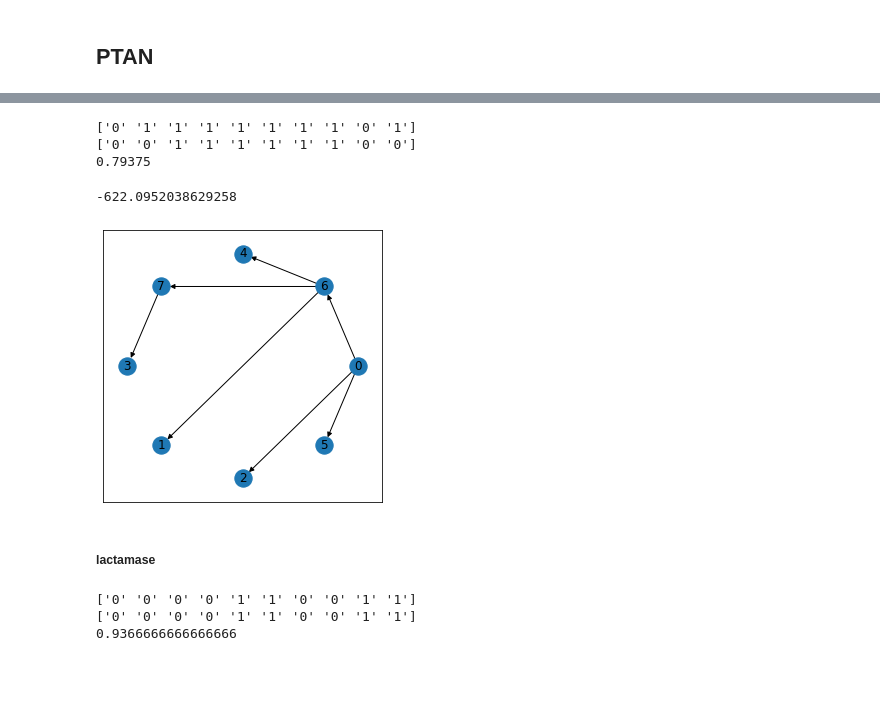
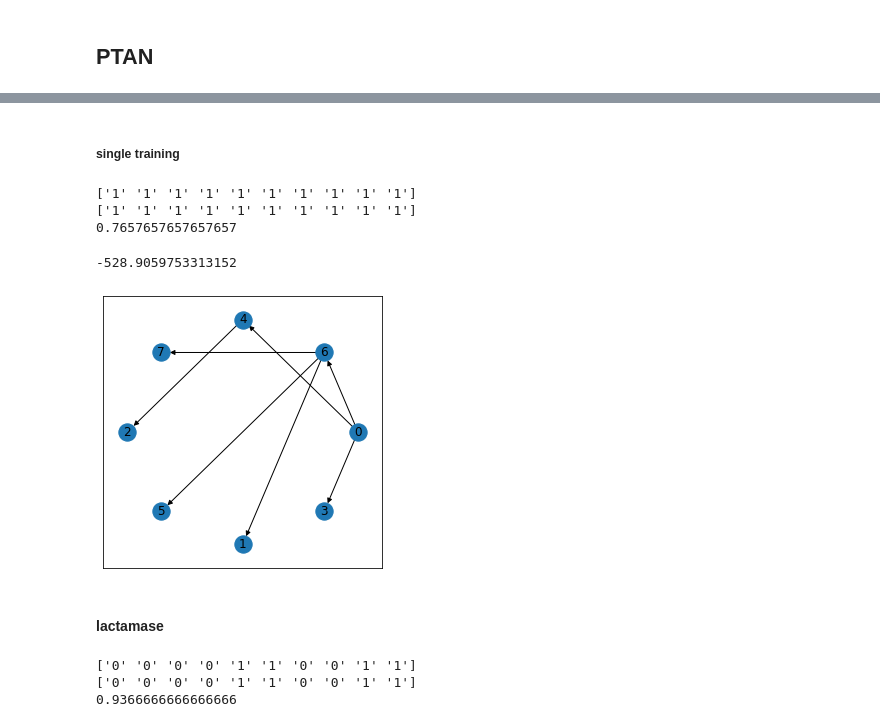
Before and after one commit to chengning-zhang/Bayesian-Classifers-for-PU_learning, a Jupyter notebook: example/PU Learning for Bayesian classifiers.ipynb, the cells around one changed output, grey strips where cells are left out. Saved outputs shown, nothing was run; the diff lists cells and outputs as text; code cells hidden in the pictures; blank space fills up the shorter version.

```diff
--- a/example/PU Learning for Bayesian classifiers.ipynb
+++ b/example/PU Learning for Bayesian classifiers.ipynb
@@ -277,6 +374,6 @@ array(['1', '1', '1', '1', '1', '0', '1', '0', '1', '1', '1', '0', '1',
 # %%
 p450_pu = PUgenerator()
-p450_pu.fit(X,y,400,800)
+p450_pu.fit(X,y,n_L = 400, n_U = 800)
 p450_pu.prevalence_
-#p450_pu.plot_dist()
+p450_pu.plot_dist()
 # %% [output]
@@ -283,0 +386,4 @@ p450_pu.prevalence_
+# %%
+p450_pu = PUgenerator()
+p450_pu.fit(X,y,case_control=False,c=0.6,n_T = 900)
+p450_pu.prevalence_
@@ -462,0 +621,15 @@ precision_score(p450_pu.y_Unlabeled_,
+# %%
+p450_st = PUgenerator()
+p450_st.fit(X,y,case_control=False,c=0.5,n_T = 1000)
+print(p450_st.X_1abeled_[0:2])
+pnb = PNB()
+pnb.fit(p450_st.X_1abeled_,p450_st.X_Unlabeled_, p450_st.prevalence_,case_control=False, M = M) # M should not make a difference
+print(p450_st.prevalence_)
+print(p450_st.y_Unlabeled_[500:520])
+print(pnb.predict(p450_st.X_Unlabeled_)[500:520])
+print(pnb.predict_proba(p450_st.X_Unlabeled_)[500:520])
+print(accuracy_score(p450_st.y_Unlabeled_,pnb.predict(p450_st.X_Unlabeled_)) )
+print(pnb.Conditional_log_likelihood(p450_st.y_Unlabeled_,pnb.predict_proba(p450_st.X_Unlabeled_)))
+precision_score(p450_st.y_Unlabeled_,
+         pnb.predict(p450_st.X_Unlabeled_),
+         average='macro')
@@ -690,0 +937,9 @@ class PTAN(Bayes_net_PU):
+# %%
+ptan = PTAN()
+ptan.fit(p450_cc.X_1abeled_,p450_cc.X_Unlabeled_, p450_cc.prevalence_,M) # M should not make a diff
+#print(ptan.conditional_MI_)
+ptan.plot_tree_structure()
+print(p450_cc.y_Unlabeled_[0:10])
+print(ptan.predict(p450_cc.X_Unlabeled_[0:10,:]))
+print(accuracy_score(p450_cc.y_Unlabeled_,ptan.predict(p450_cc.X_Unlabeled_)) )
+ptan.Conditional_log_likelihood(p450_cc.y_Unlabeled_,ptan.predict_proba(p450_cc.X_Unlabeled_))
@@ -691,19 +980,21 @@ class PTAN(Bayes_net_PU):
+# %% [markdown]
+##### single training
 # %%
 ptan = PTAN()
-ptan.fit(p450_pu.X_1abeled_,p450_pu.X_Unlabeled_, p450_pu.prevalence_)
+ptan.fit(p450_st.X_1abeled_,p450_st.X_Unlabeled_, p450_st.prevalence_, M, case_control=False) # M should not make a diff
 ptan.plot_tree_structure()
-print(p450_pu.y_Unlabeled_[0:10])
-print(ptan.predict(p450_pu.X_Unlabeled_[0:10,:]))
-print(accuracy_score(p450_pu.y_Unlabeled_,ptan.predict(p450_pu.X_Unlabeled_)) )
-ptan.Conditional_log_likelihood(p450_pu.y_Unlabeled_,ptan.predict_proba(p450_pu.X_Unlabeled_))
+print(p450_st.y_Unlabeled_[0:10])
+print(ptan.predict(p450_st.X_Unlabeled_[0:10,:]))
+print(accuracy_score(p450_st.y_Unlabeled_,ptan.predict(p450_st.X_Unlabeled_)) )
+ptan.Conditional_log_likelihood(p450_st.y_Unlabeled_,ptan.predict_proba(p450_st.X_Unlabeled_))
 # %% [output]
-['0' '1' '1' '1' '1' '1' '1' '1' '0' '1']
-['0' '0' '1' '1' '1' '1' '1' '1' '0' '0']
-0.79375
+['1' '1' '1' '1' '1' '1' '1' '1' '1' '1']
+['1' '1' '1' '1' '1' '1' '1' '1' '1' '1']
+0.7657657657657657
--622.0952038629258
+-528.9059753313152
-[figure, old version]
+[figure, new version]
 # %% [markdown]
-##### lactamase
+#### lactamase
 # %%
 ptan = PTAN()
 ptan.fit(lact_pu.X_1abeled_,lact_pu.X_Unlabeled_, lact_pu.prevalence_)
```
Also changed, not shown: parts of 140 cells of this notebook.
